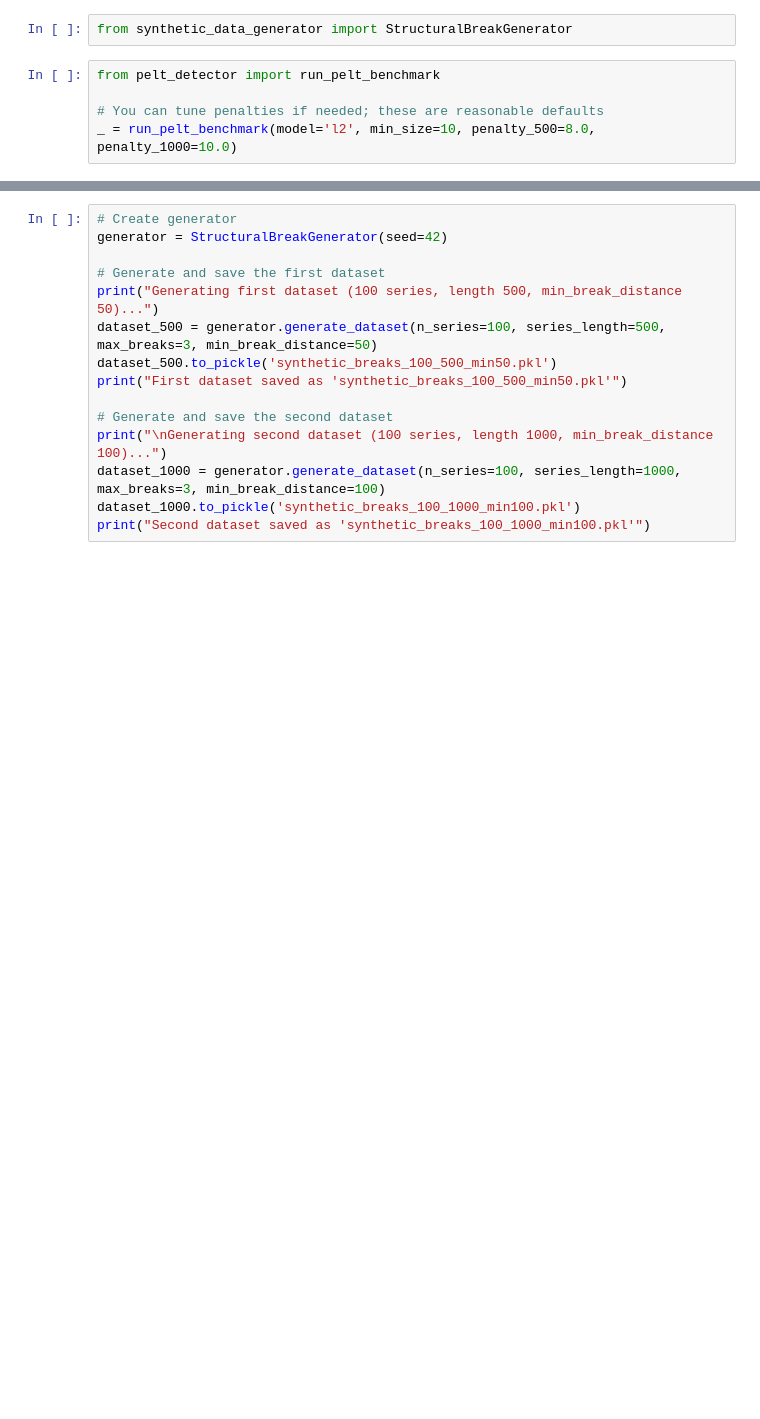
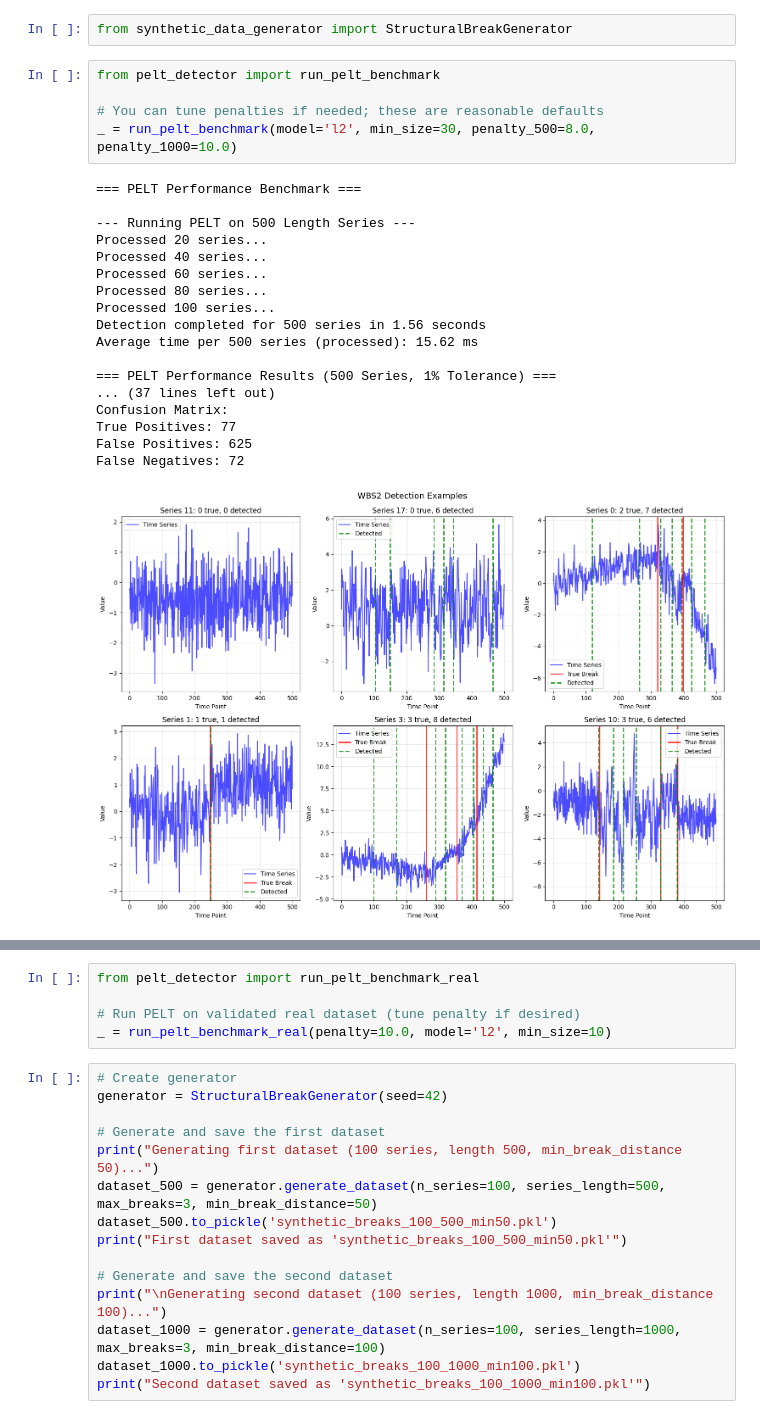
Before and after one commit to aaldarmaki9/Structural-Break-Detection, a Jupyter notebook: results_notebook.ipynb, the cells around one changed output, grey strips where cells are left out. Drawn from its saved outputs; the diff is of its cells as text; blank space fills up the shorter version.

```diff
--- a/results_notebook.ipynb
+++ b/results_notebook.ipynb
@@ -39,5 +39,24 @@ from synthetic_data_generator import StructuralBreakGenerator
 # %%
 from pelt_detector import run_pelt_benchmark
 
 # You can tune penalties if needed; these are reasonable defaults
-_ = run_pelt_benchmark(model='l2', min_size=10, penalty_500=8.0, penalty_1000=10.0)
+_ = run_pelt_benchmark(model='l2', min_size=30, penalty_500=8.0, penalty_1000=10.0)
+# %% [output]
+=== PELT Performance Benchmark ===
+
+--- Running PELT on 500 Length Series ---
+Processed 20 series...
+Processed 40 series...
+Processed 60 series...
+Processed 80 series...
+Processed 100 series...
+Detection completed for 500 series in 1.56 seconds
+Average time per 500 series (processed): 15.62 ms
+
+=== PELT Performance Results (500 Series, 1% Tolerance) ===
+... (37 lines left out)
+Confusion Matrix:
+True Positives: 77
+False Positives: 625
+False Negatives: 72
+[figure, added]
@@ -44,3 +64,8 @@ _ = run_pelt_benchmark(model='l2', min_size=10, penalty_500=8.0, penalty_1000=10
+# %%
+from pelt_detector import run_pelt_benchmark_real
+
+# Run PELT on validated real dataset (tune penalty if desired)
+_ = run_pelt_benchmark_real(penalty=10.0, model='l2', min_size=10)
 # %%
 # Create generator
 generator = StructuralBreakGenerator(seed=42)
```
Also changed, not shown: parts of 1 cell of this notebook, 1 other file.
